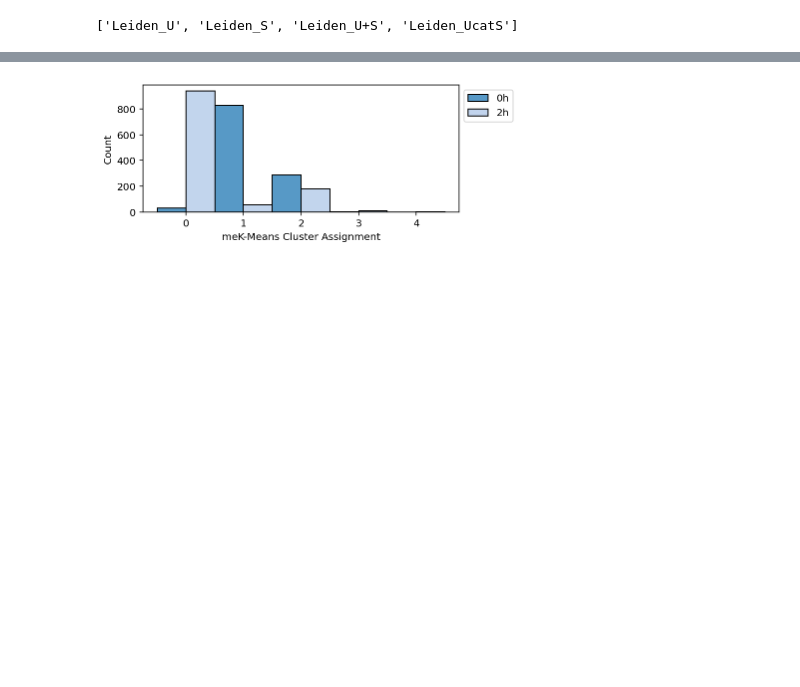
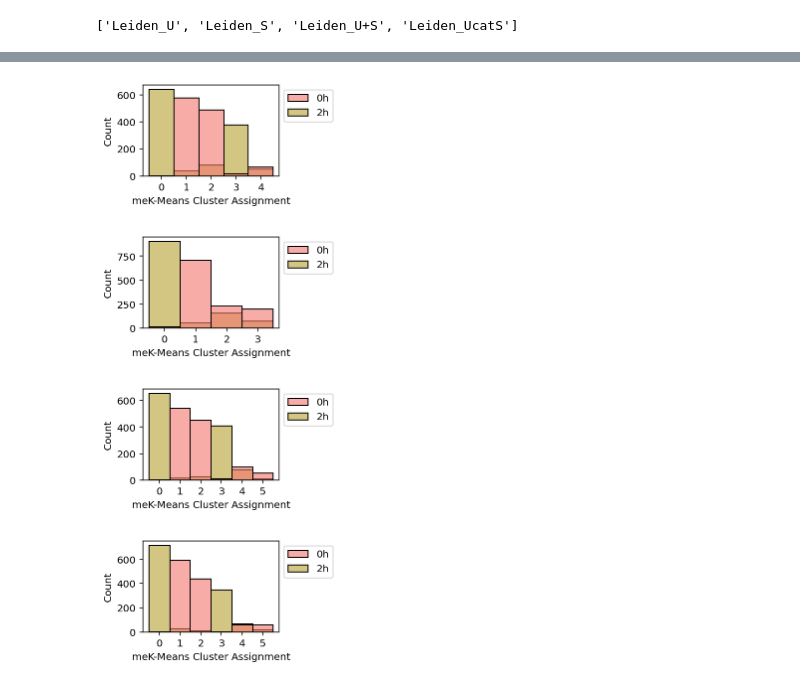
Before and after one commit to tarachari3/perturbCME, a Jupyter notebook: notebooks/20240202_cao_scifate_monod.ipynb, the cells around one changed output, grey strips where cells are left out. Drawn from its saved outputs; the diff is of its cells as text; code cells hidden in the pictures; blank space fills up the shorter version.

```diff
--- a/notebooks/20240202_cao_scifate_monod.ipynb
+++ b/notebooks/20240202_cao_scifate_monod.ipynb
@@ -848,7 +1367,7 @@ def vis_assign(assign,true=None,title='',log=True,figsize=(18, 5),palette='tab20
         plt.yscale('log')
 
     g= sns.histplot(x=assign,hue=hues,hue_order=list(np.unique(hues)), kde=False,ax=ax,
-                    palette=palette,multiple="dodge",
+                    palette=palette,multiple="layer",alpha=0.6,
                     discrete=True)
 
     plt.xticks(np.arange(0,np.max(assign)+1))
@@ -1074,0 +1594,6 @@ vis_assign(get_assigns(r),true=true_labs,log=False,title='',palette={'0h':'#F475
+# %%
+#Compare parameters to previous fits
+overlap = list(set(sr_arr_monod[1].gene_names).intersection(r[0].gene_names)) #Get genes that overlap in both
+# %%
+cat_gene_names = pd.Categorical(r[0].gene_names)
+cat_old_gene_names = pd.Categorical(sr_arr_monod[1].gene_names)
@@ -1253,4 +1890,12 @@ plt.savefig('numClus_pairs_cao_leiden.pdf')
 # %%
-vis_assign(labels,true=true_labs,log=False,title='',figsize=(6, 2.5),fname='cao_clus_hist_leiden.pdf')
+for pos in range(len(leid_res)):
+    mat_name = leid_res.iloc[pos]['Matrices']
+    labels = leid_res.iloc[pos]['Clustering'].split('|')
+    labels = [int(i) for i in labels]
+    vis_assign(labels,true=true_labs,log=False,title='',figsize=(3.5,2),fname='cao_clus_hist_leiden_'+mat_name+'.pdf',
+               palette={'0h':'#F4756E','2h':'#B7A131'})
 # %% [output]
-[figure, old version]
+[figure, new version]
+[figure, added]
+[figure, added]
+[figure, added]
```
Also changed, not shown: parts of 22 cells of this notebook, 6 other files.
